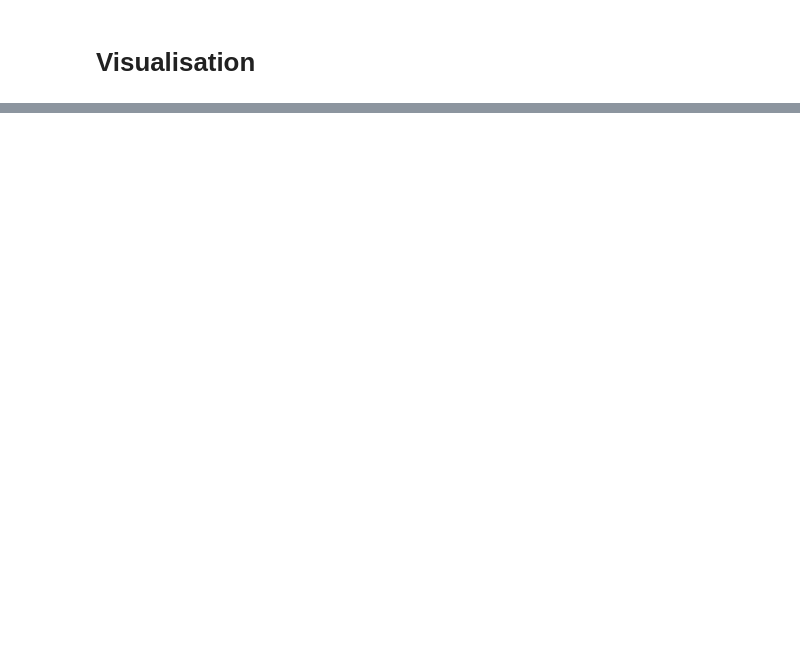
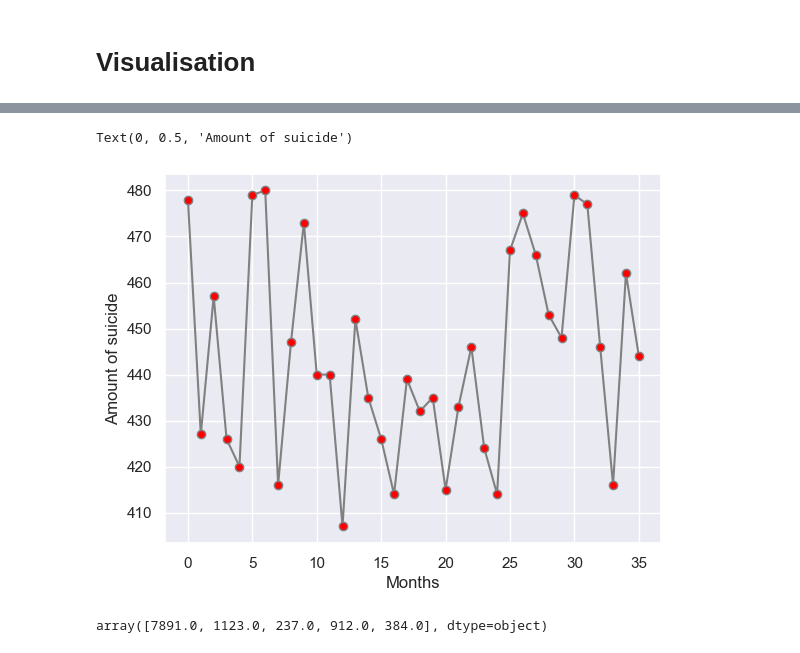
Before and after one commit to Staszek15/Suicide-model, a Jupyter notebook: project.ipynb, the cells around one changed output, grey strips where cells are left out. Cells and saved outputs as stored; diff of their text form; code cells hidden in the pictures; blank space fills up the shorter version.

```diff
--- a/project.ipynb
+++ b/project.ipynb
@@ -278,0 +289,12 @@ plt.show()
+# %%
+monthly = [np.sum(result) for result in results1]
+plt.plot(monthly, linestyle = '-', marker= 'o',markerfacecolor='red', color='gray')
+plt.xlabel('Months')
+plt.ylabel('Amount of suicide')
+# %% [output]
+Text(0, 0.5, 'Amount of suicide')
+[figure, added]
+# %%
+suicides_cumsum[-1,:-2]
+# %% [output]
+array([7891.0, 1123.0, 237.0, 912.0, 384.0], dtype=object)
```
Also changed, not shown: parts of 11 cells of this notebook.
